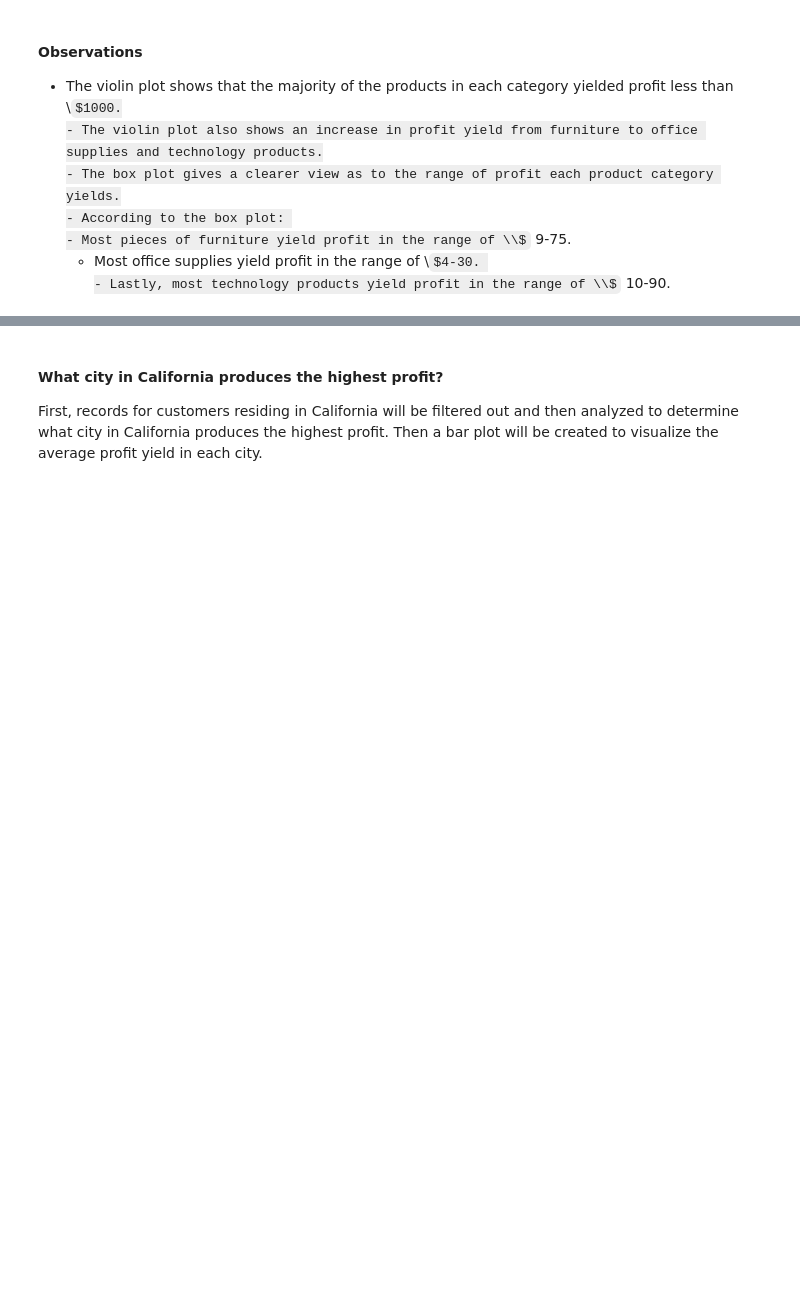
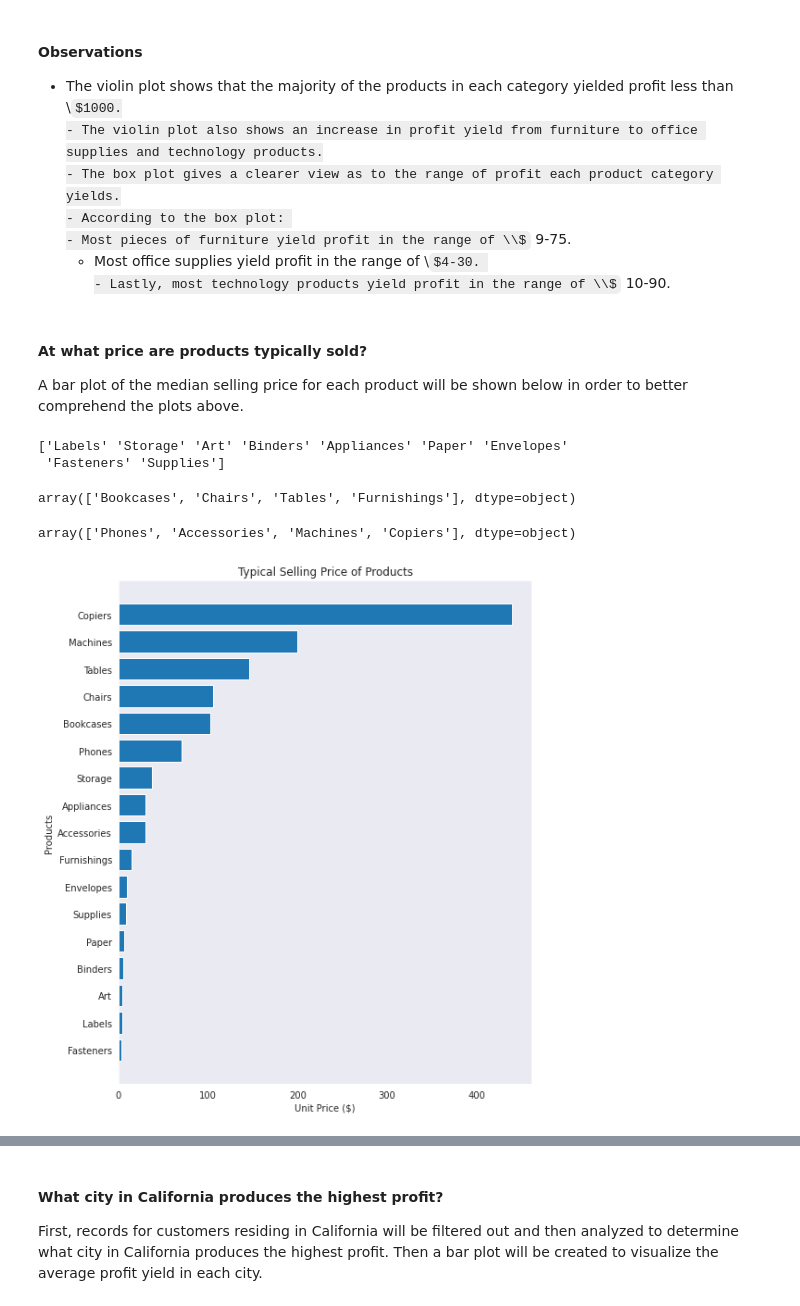
Before and after one commit to Dee-nDee/SuperStore_Data_Analysis, a Jupyter notebook: SuperStore.ipynb, the cells around one changed output, grey strips where cells are left out. Saved outputs shown, nothing was run; the diff lists cells and outputs as text; code cells hidden in the pictures; some formulas as TeX source; blank space fills up the shorter version.

```diff
--- a/SuperStore.ipynb
+++ b/SuperStore.ipynb
@@ -1128,3 +1130,21 @@ plt.grid(False)
   - Most pieces of furniture yield profit in the range of \\$9-75.
   - Most office supplies yield profit in the range of \\$4-30.
   - Lastly, most technology products yield profit in the range of \\$10-90.
+# %% [markdown]
+#### At what price are products typically sold?
+A bar plot of the median selling price for each product will be shown below in order to better comprehend the plots above.
+# %%
+#obtain products in the office supplies category
+print(samp_superstore.query('Category == "Office Supplies"').Sub_Category.unique())
+
+#obtain products in the furniture category
+samp_superstore.query('Category == "Furniture"').Sub_Category.unique()
+# %% [output]
+['Labels' 'Storage' 'Art' 'Binders' 'Appliances' 'Paper' 'Envelopes'
+ 'Fasteners' 'Supplies']
+array(['Bookcases', 'Chairs', 'Tables', 'Furnishings'], dtype=object)
+# %%
+#obtain products in the technology category
+samp_superstore.query('Category == "Technology"').Sub_Category.unique()
+# %% [output]
+array(['Phones', 'Accessories', 'Machines', 'Copiers'], dtype=object)
@@ -1130,0 +1162,38 @@ plt.grid(False)
+# %%
+#cont'd
+mid_art = samp_superstore.query('Sub_Category == "Art"').Unit_Price.median()
+mid_furnishings = samp_superstore.query('Sub_Category == "Furnishings"').Unit_Price.median()
+mid_storage = samp_superstore.query('Sub_Category == "Storage"').Unit_Price.median()
+mid_tables = samp_superstore.query('Sub_Category == "Tables"').Unit_Price.median()
+mid_labels = samp_superstore.query('Sub_Category == "Labels"').Unit_Price.median()
+mid_chairs = samp_superstore.query('Sub_Category == "Chairs"').Unit_Price.median()
+mid_fasteners = samp_superstore.query('Sub_Category == "Fasteners"').Unit_Price.median()
+mid_bookcases = samp_superstore.query('Sub_Category == "Bookcases"').Unit_Price.median()
+# %%
+#obtain bar plot values
+y_values = [mid_copiers, mid_machines, mid_tables, mid_chairs, mid_bookcases,
+            mid_phones, mid_storage, mid_appliances, mid_accessories, mid_furnishings,
+            mid_envelopes, mid_supplies, mid_paper, mid_binders, mid_art,
+            mid_labels, mid_fasteners]
+x_num = np.arange(len(y_values))
+x_labels = ["Copiers", "Machines", "Tables", "Chairs", "Bookcases",
+            "Phones", "Storage", "Appliances", "Accessories", "Furnishings",
+            "Envelopes", "Supplies", "Paper", "Binders", "Art",
+            "Labels", "Fasteners"]
+# %%
+#set figure size
+plt.figure(figsize = (8,10))
+
+#create barplot
+plt.barh(x_num, y_values, tick_label = x_labels);
+plt.gca().invert_yaxis()
+plt.grid(False)
+
+#label axes
+plt.xlabel("Unit Price ($)")
+plt.ylabel("Products")
+
+#title
+plt.title("Typical Selling Price of Products");
+# %% [output]
+[figure, added]
```
Also changed, not shown: parts of 12 cells of this notebook.
